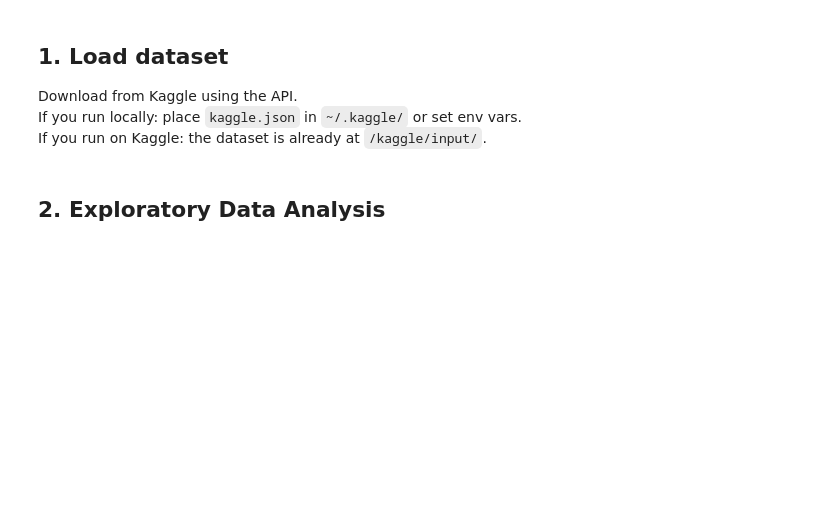
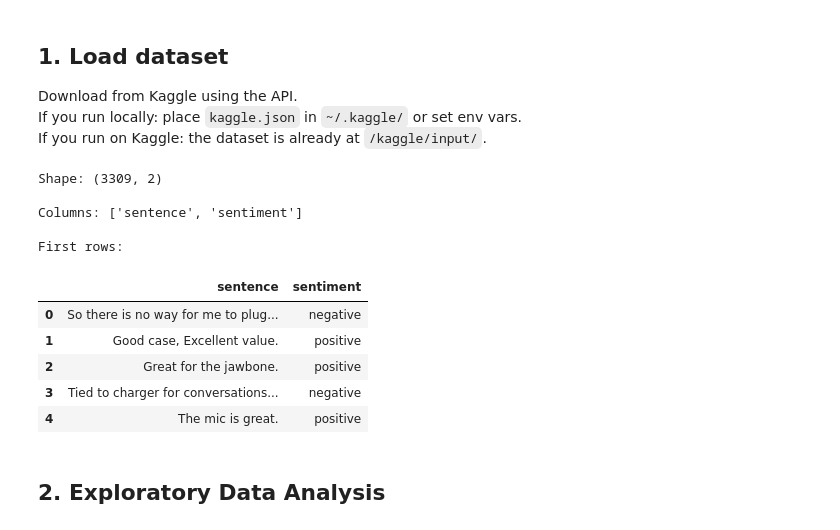
Before and after one commit to mJastrzebski6/agh_ggsn, a Jupyter notebook: ex3/GGSN_Maciej_Jastrzębski_Zad3.ipynb, the cells around one changed output. Drawn from its saved outputs; the diff is of its cells as text; code cells hidden in the pictures; blank space fills up the shorter version.

```diff
--- a/ex3/GGSN_Maciej_Jastrzębski_Zad3.ipynb
+++ b/ex3/GGSN_Maciej_Jastrzębski_Zad3.ipynb
@@ -68,9 +45,22 @@ print("Done")
 # %%
+DATASET_PATH = "../data/ex3_data/combined_sentiment_data.csv"
 df = pd.read_csv(DATASET_PATH)
 print("Shape:", df.shape)
 print("\nColumns:", df.columns.tolist())
 print("\nFirst rows:")
 df.head()
+# %% [output]
+Shape: (3309, 2)
+
+Columns: ['sentence', 'sentiment']
+
+First rows:
+|  | sentence | sentiment |
+| 0 | So there is no way for me to plug... | negative |
+| 1 | Good case, Excellent value. | positive |
+| 2 | Great for the jawbone. | positive |
+| 3 | Tied to charger for conversations... | negative |
+| 4 | The mic is great. | positive |
 # %% [markdown]
 ## 2. Exploratory Data Analysis
 # %%
```
Also changed, not shown: parts of 49 cells of this notebook, 2 other files.
